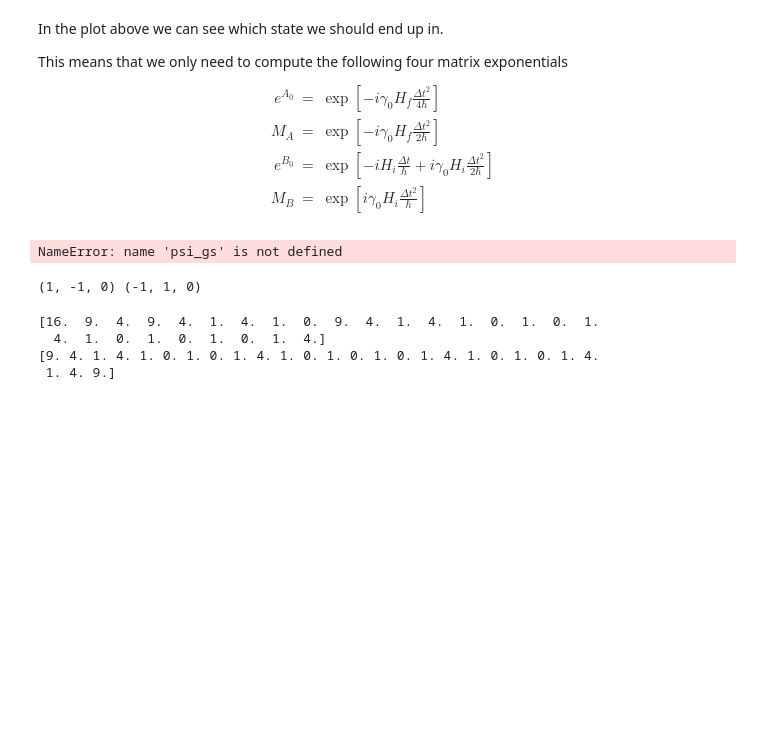
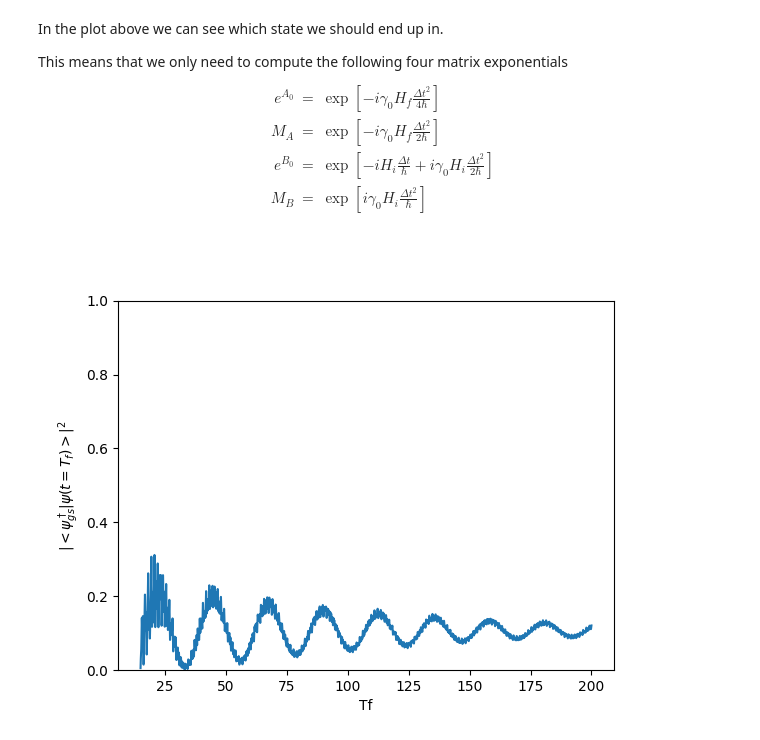
Before and after one commit to Secretmud/zermelos-navigation-problem, a Jupyter notebook: src/yves_method.ipynb, the cells around one changed output. Drawn from its saved outputs; the diff is of its cells as text; code cells hidden in the pictures; blank space fills up the shorter version.

Commit message:
New models, added a few improvements. Made the sigma basis agnostic, so that it can handle qubits, qutrits etc.

```diff
--- a/src/yves_method.ipynb
+++ b/src/yves_method.ipynb
@@ -132,31 +130,18 @@ M_B & = & \exp\left[i\gamma_0 H_i \frac{\Delta t^2}{\hbar}\right]
 \end{eqnarray}
 $$
 # %%
-def sigma_vec(N, k, matrix=np.array([1, 0, -1])):
-    return np.kron(np.kron(np.ones(3**k), matrix), np.ones(3**(N-k-1)))
-
-psi_0 = np.zeros(3**N)
-for k in range(N):
-    psi_0 += sigma_vec(N, k, matrix=np.array([1, beta*np.sqrt(2), 1]))
-
 @memory.cache
-def yves_TDSE(Hi, Hf, T, steps=2000):
+def yves_TDSE(psi_init, Hi, Hf, T, steps=3000):
     dt = T / steps
-    #psi = psi_0.copy()#1/np.sqrt(3**N)*np.ones(3**N, dtype='complex')
-    E, V = np.linalg.eigh(Hi)
-    psi = V[:, 0]
-    # eA = sp.linalg.expm(-1j * dt**2 / (4.0 * T) * Hf)
-    # MA = sp.linalg.expm(-1j * Hf * dt**2 / (2.0 * T))
-    # eB = sp.linalg.expm(-1j * ( 1 - dt / (2.0*T) * Hi * dt))
-    # MB = sp.linalg.expm(1j * Hi * dt**2/T)
+    # psi = 1/np.sqrt(3**N)*np.ones(3**N, dtype='complex')
+    psi = psi_init
 
     eA = sp.linalg.expm(-1j * Hf * dt**2 / (4*T))
     MA = sp.linalg.expm(-1j * Hf * dt**2 / (2*T))
     eB = sp.linalg.expm(-1j * ( 1 - dt / (2*T)) * Hi * dt)
-    MB = sp.linalg.expm(1j * Hi * dt**2/(2*T))
+    MB = sp.linalg.expm(-1j * Hi * dt**2/T)
 
-    # Time-stepping using n index (clear and robust)
-    for n in range(steps-1):
+    for _ in range(steps):
         # Strang step using current eA, eB
         psi = eA @ eB @ eA @ psi
 
@@ -169,55 +154,24 @@ def yves_TDSE(Hi, Hf, T, steps=2000):
 # %%
 
 fidelities = []
-gs_idx = np.argmax(psi_gs)
-Hi = beta * H_D(N, X)
+#gs_idx = np.argmin(initialState)
 for t in ts:
-    Hf = H_B(N) + t * H_P(N)
     # Compute TDSE for different Tf's and use the returned psi to compute fidelity.
-    psi = yves_TDSE(Hi, Hf, t)
+    psi = yves_TDSE(initialState, Hi, Hf, t)
     # Use the position of the ground state, i.e 6 and use the data that position of the psi, since everything else in the gs is 0.
-    fidelity = np.abs(psi[gs_idx])**2
+    fidelity = np.abs(np.vdot(initialState, psi))**2
+    #fidelity = np.abs(psi[gs_idx])**2
     #print(np.abs(psi)**2)
     fidelities.append(fidelity)
     #print(fidelity)
 
 plt.figure()
 plt.ylim(0, 1)
 plt.xlabel("Tf")
 plt.ylabel(r"$ |<\psi^\dagger_{gs} | \psi(t=T_f)>|^2 $")
 plt.plot(ts, fidelities)
 search_point = 0.9
 plt.savefig(f"{N=}-different_Tf.pdf")
 plt.show()
 # %% [output]
-NameError: name 'psi_gs' is not defined
+[figure, added]
-# %%
-@memory.cache
-def all_move_sequences(N):
-    moves = (1, 0, -1)
-    return list(itertools.product(moves, repeat=N))
-
-
-moves = all_move_sequences(N)
-
-print(moves[7], moves[19])
-# %% [output]
-(1, -1, 0) (-1, 1, 0)
-# %%
-def sigma_vec(N, k, matrix=np.array([1, 0, -1])):
-    return np.kron(np.kron(np.ones(3**k), matrix), np.ones(3**(N-k-1)))
-
-
-vec = [1]
-
-for k in range(N):
-    vec += sigma_vec(N, k)
-
-vec = vec**2
-print(vec)
-print(np.linalg.diagonal(H_P(N)))
-# %% [output]
-[16.  9.  4.  9.  4.  1.  4.  1.  0.  9.  4.  1.  4.  1.  0.  1.  0.  1.
-  4.  1.  0.  1.  0.  1.  0.  1.  4.]
-[9. 4. 1. 4. 1. 0. 1. 0. 1. 4. 1. 0. 1. 0. 1. 0. 1. 4. 1. 0. 1. 0. 1. 4.
- 1. 4. 9.]
```
Also changed, not shown: parts of 5 cells of this notebook, 4 other files.
